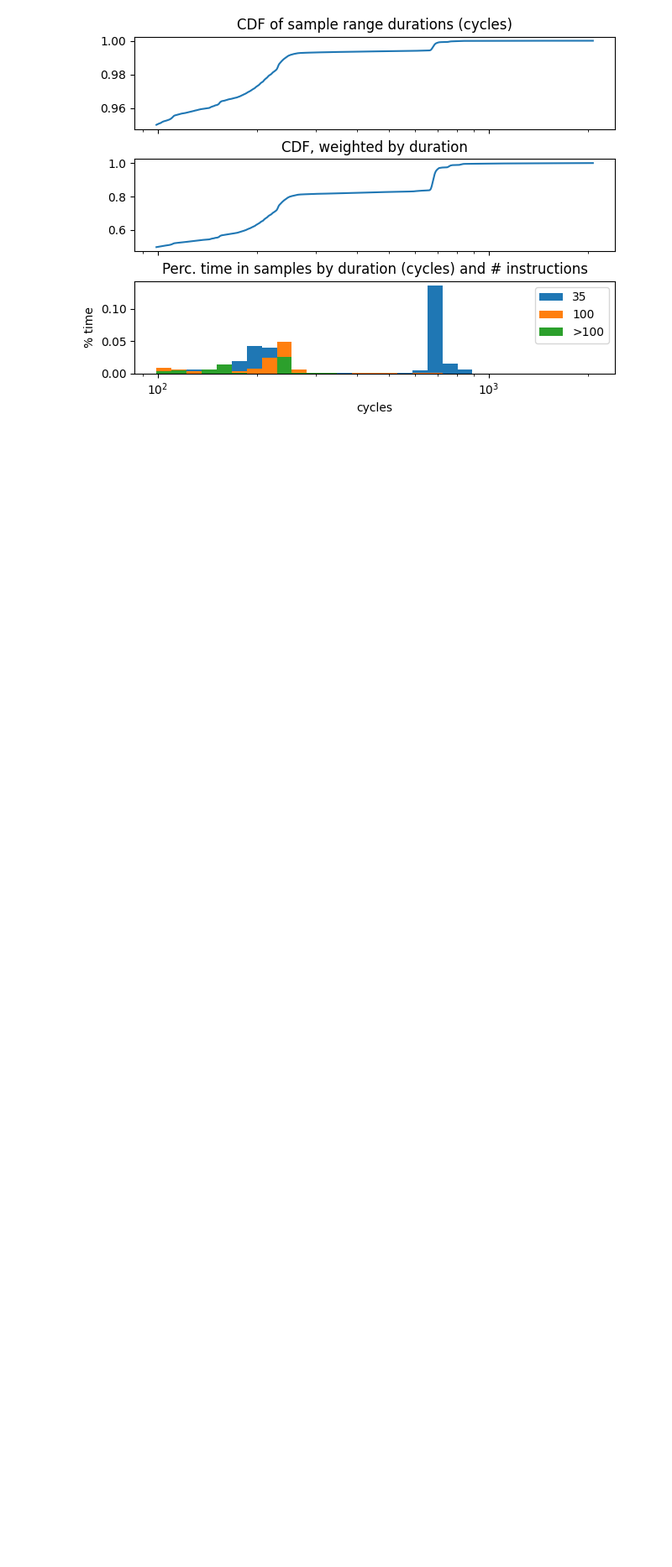
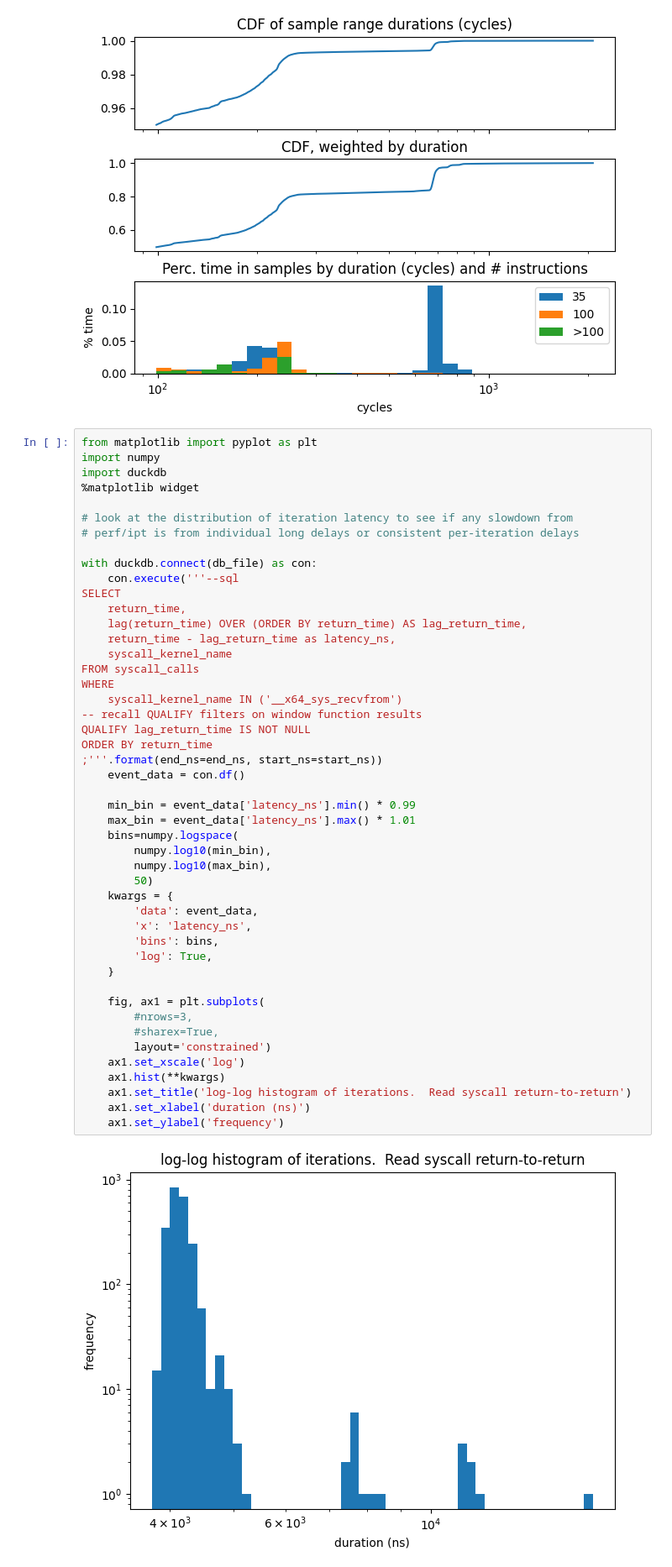
Before and after one commit to stevenpelley/should-I-async, a Jupyter notebook: intel_proc_trace/pt.ipynb, the cells around one changed output. Shown: that part at 84% size. Saved outputs shown, nothing was run; the diff lists cells and outputs as text; blank space fills up the shorter version.

Commit message:
notebook additions iteration latency distribution include error ranges in timeline

```diff
--- a/intel_proc_trace/pt.ipynb
+++ b/intel_proc_trace/pt.ipynb
@@ -508,3 +559,52 @@ order by cyc_count
 
 [739 rows x 4 columns]
 [figure]
+# %%
+from matplotlib import pyplot as plt
+import numpy
+import duckdb
+%matplotlib widget
+
+# look at the distribution of iteration latency to see if any slowdown from
+# perf/ipt is from individual long delays or consistent per-iteration delays
+
+with duckdb.connect(db_file) as con:
+    con.execute('''--sql
+SELECT
+    return_time,
+    lag(return_time) OVER (ORDER BY return_time) AS lag_return_time,
+    return_time - lag_return_time as latency_ns,
+    syscall_kernel_name
+FROM syscall_calls
+WHERE
+    syscall_kernel_name IN ('__x64_sys_recvfrom')
+-- recall QUALIFY filters on window function results
+QUALIFY lag_return_time IS NOT NULL
+ORDER BY return_time
+;'''.format(end_ns=end_ns, start_ns=start_ns))
+    event_data = con.df()
+
+    min_bin = event_data['latency_ns'].min() * 0.99
+    max_bin = event_data['latency_ns'].max() * 1.01
+    bins=numpy.logspace(
+        numpy.log10(min_bin),
+        numpy.log10(max_bin),
+        50)
+    kwargs = {
+        'data': event_data,
+        'x': 'latency_ns',
+        'bins': bins,
+        'log': True,
+    }
+
+    fig, ax1 = plt.subplots(
+        #nrows=3,
+        #sharex=True,
+        layout='constrained')
+    ax1.set_xscale('log')
+    ax1.hist(**kwargs)
+    ax1.set_title('log-log histogram of iterations.  Read syscall return-to-return')
+    ax1.set_xlabel('duration (ns)')
+    ax1.set_ylabel('frequency')
+# %% [output]
+[figure, added]
```
Also changed, not shown: parts of 1 cell of this notebook, 1 other file.
